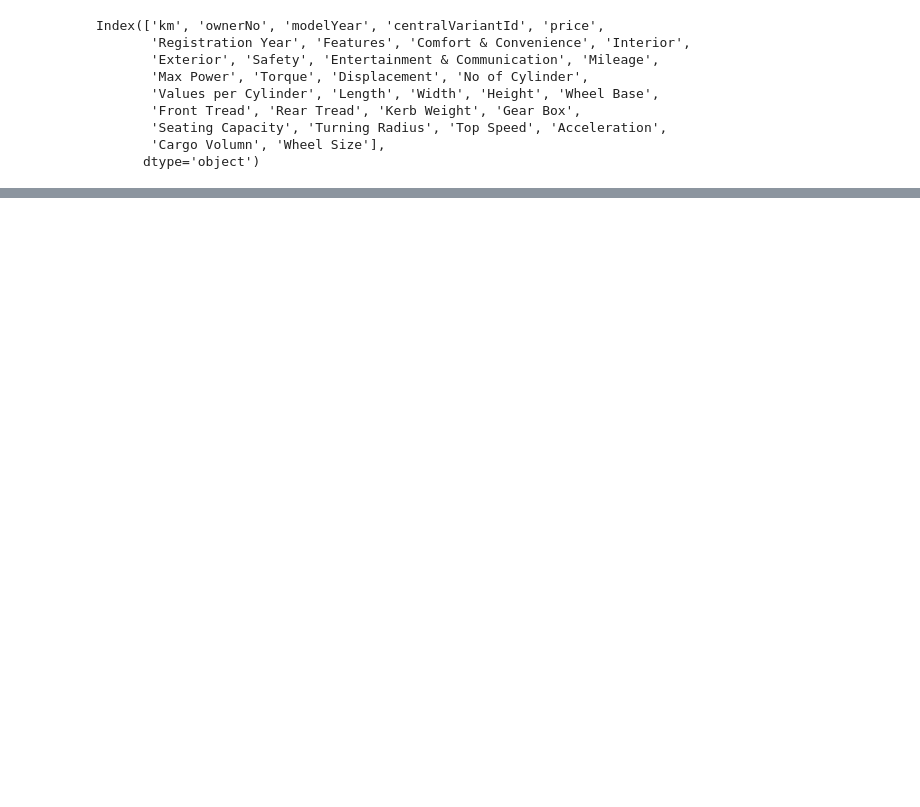
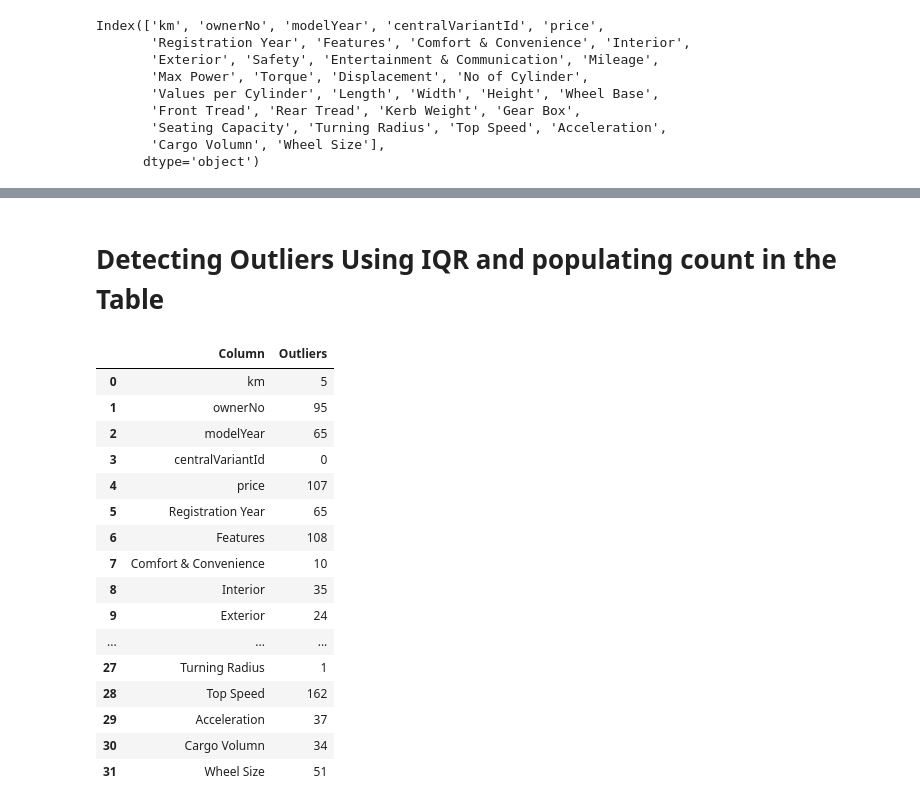
Before and after one commit to Kamalesh-Gandhi/UsedCar_Price_Prediction_Model, a Jupyter notebook: Testing_HandlingOutliers.ipynb, the cells around one changed output, grey strips where cells are left out. Cells and saved outputs as stored; diff of their text form; code cells hidden in the pictures; blank space fills up the shorter version.

```diff
--- a/Testing_HandlingOutliers.ipynb
+++ b/Testing_HandlingOutliers.ipynb
@@ -80,0 +37,47 @@ outlier_iqr_stats
+# %% [markdown]
+# Detecting Outliers Using IQR and populating count in the Table
+# %%
+from scipy.stats import zscore
+import pandas as pd
+
+# Function to calculate Z-score bounds and outlier counts
+def detect_outliers_zscore(df_HandlingOutliers, columns, threshold=3):
+    outlier_stats = []
+    for col in columns:
+        # Calculate Z-scores using scipy's zscore method
+        z_scores = zscore(df_HandlingOutliers[col])
+
+        # Count outliers based on the threshold
+        outliers = (abs(z_scores) > threshold).sum()
+
+        # Append results for this column
+        outlier_stats.append({
+            "Column": col,
+            "Outliers": outliers
+        })
+
+    return pd.DataFrame(outlier_stats)
+
+# Detect outliers using Z-score
+outlier_zscore_stats = detect_outliers_zscore(df_HandlingOutliers, numerical_columns)
+
+# Display the Z-score outlier statistics
+outlier_zscore_stats
+# %% [output]
+|  | Column | Outliers |
+| 0 | km | 5 |
+| 1 | ownerNo | 95 |
+| 2 | modelYear | 65 |
+| 3 | centralVariantId | 0 |
+| 4 | price | 107 |
+| 5 | Registration Year | 65 |
+| 6 | Features | 108 |
+| 7 | Comfort & Convenience | 10 |
+| 8 | Interior | 35 |
+| 9 | Exterior | 24 |
+| ... | ... | ... |
+| 27 | Turning Radius | 1 |
+| 28 | Top Speed | 162 |
+| 29 | Acceleration | 37 |
+| 30 | Cargo Volumn | 34 |
+| 31 | Wheel Size | 51 |
```
Also changed, not shown: parts of 19 cells of this notebook, 4 other files.
